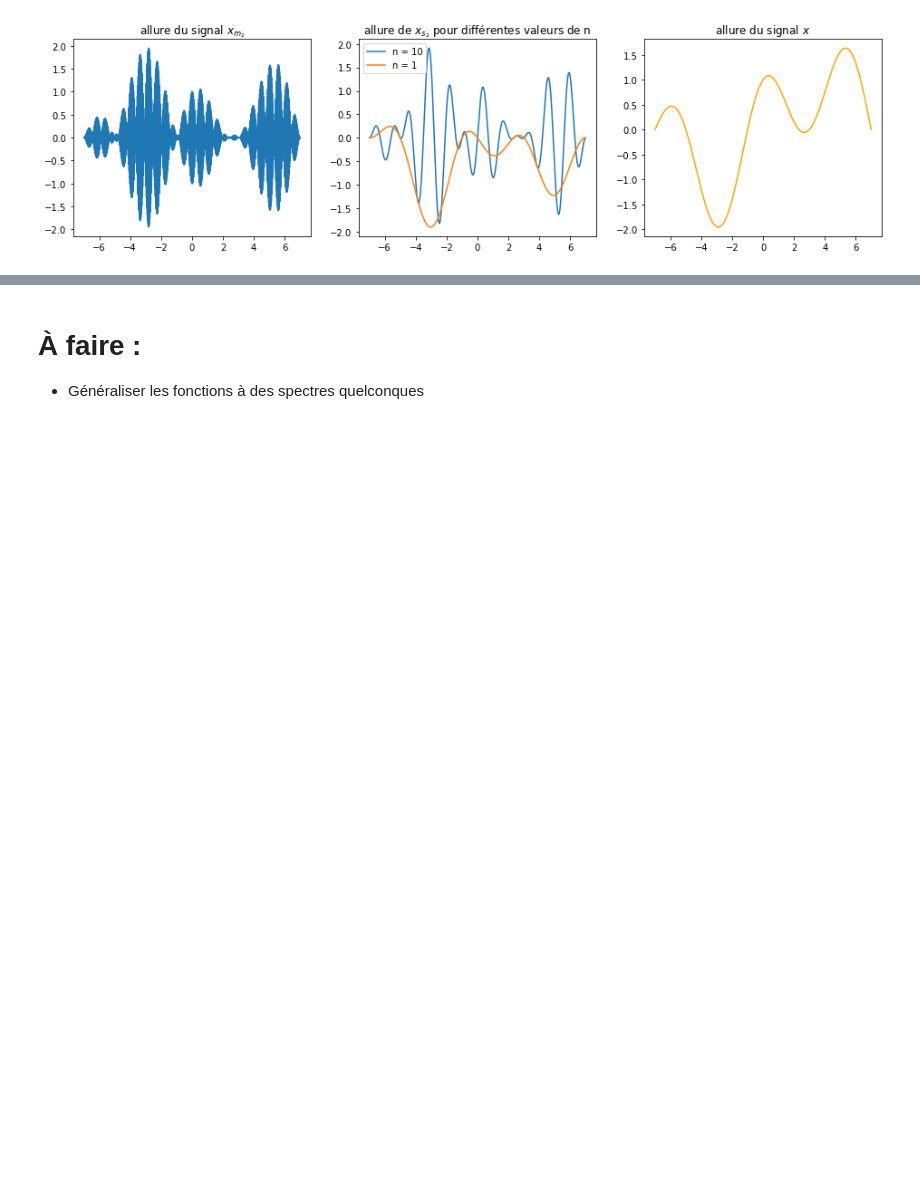
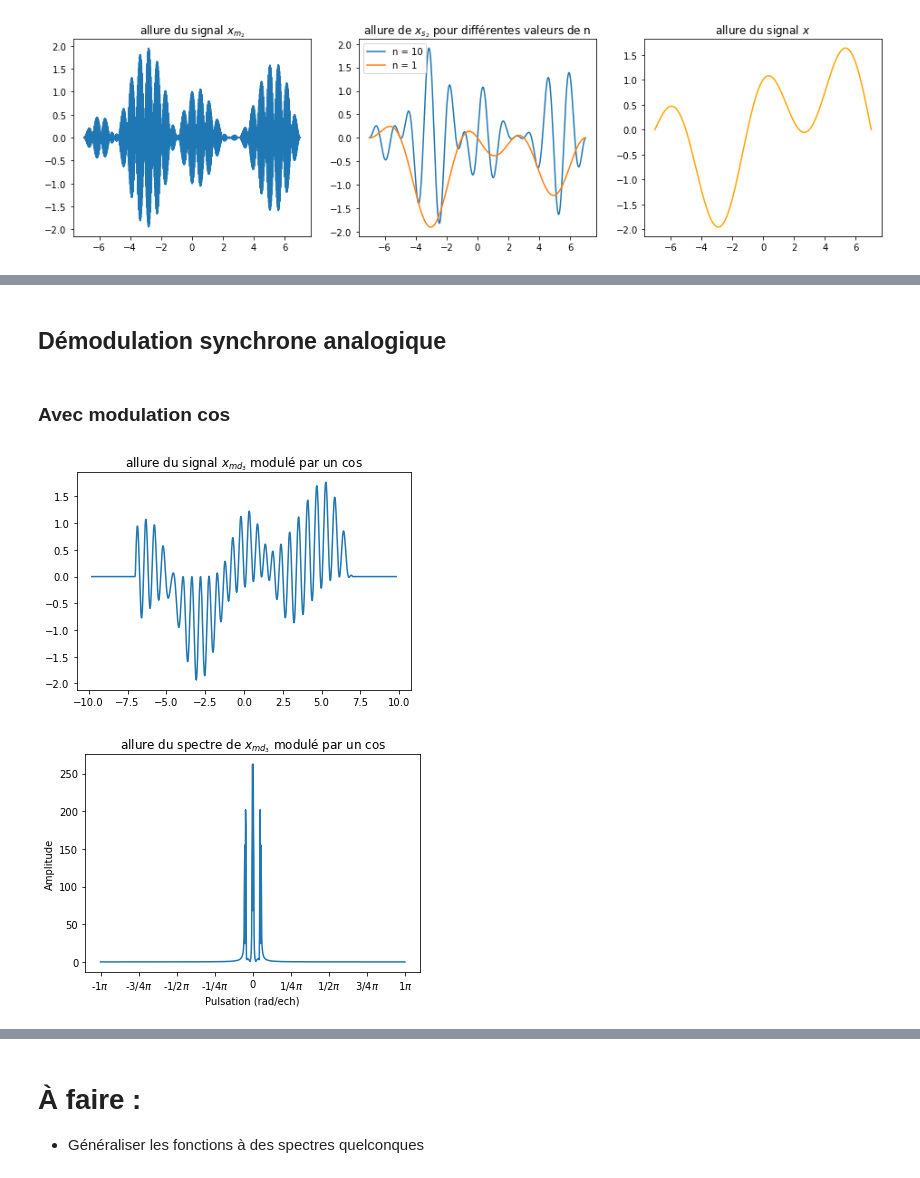
Before and after one commit to alexandrefreyther/Projet-Traitement_du_signal, a Jupyter notebook: Mini-projet.ipynb, the cells around one changed output, grey strips where cells are left out. Cells and saved outputs as stored; diff of their text form; code cells hidden in the pictures; blank space fills up the shorter version.

```diff
--- a/Mini-projet.ipynb
+++ b/Mini-projet.ipynb
@@ -346,0 +400,16 @@ plt.show()
+# %% [markdown]
+## Démodulation synchrone analogique
+# %% [markdown]
+### Avec modulation cos
+# %%
+def xmd3cos(t):
+    return xm3(t)*np.cos(2*np.pi*fc*t)
+
+afficher_signal(xmd3cos, "allure du signal $x_{md_3}$ modulé par un cos");
+
+
+xmd3cos_discret = discretise_signal(xmd3cos,N)
+afficher_spectre(xmd3cos_discret,"allure du spectre de $x_{md_3}$ modulé par un cos")
+# %% [output]
+[figure, added]
+[figure, added]
```
Also changed, not shown: parts of 28 cells of this notebook.
